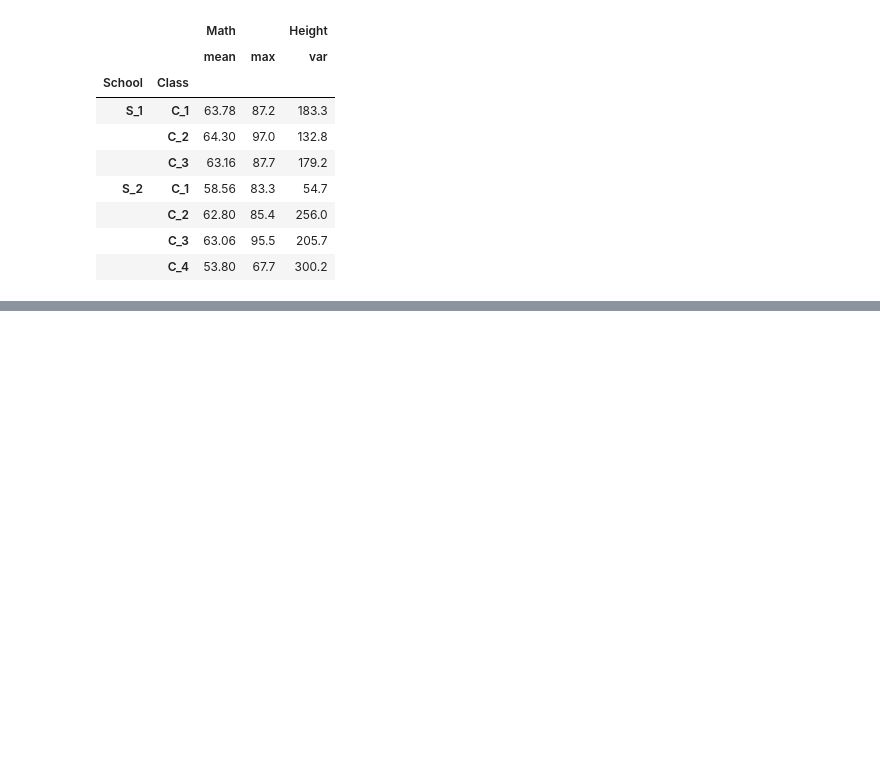
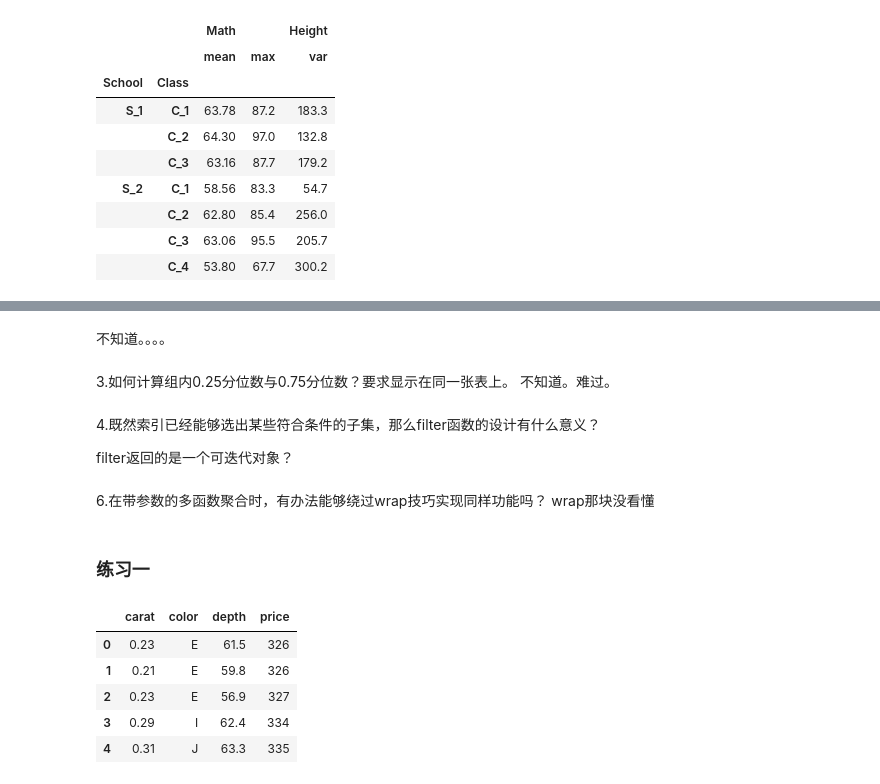
Before and after one commit to scxixixi/Pandas_Learning, a Jupyter notebook: Day3打卡.ipynb, the cells around one changed output, grey strips where cells are left out. Cells and saved outputs as stored; diff of their text form; code cells hidden in the pictures; blank space fills up the shorter version.

```diff
--- a/Day3打卡.ipynb
+++ b/Day3打卡.ipynb
@@ -330,0 +630,24 @@ grouped_mul.agg({'Math':['mean','max'],'Height':'var'})
+# %% [markdown]
+不知道。。。。
+# %% [markdown]
+3.如何计算组内0.25分位数与0.75分位数？要求显示在同一张表上。
+不知道。难过。
+# %% [markdown]
+4.既然索引已经能够选出某些符合条件的子集，那么filter函数的设计有什么意义？
+
+filter返回的是一个可迭代对象？
+# %% [markdown]
+6.在带参数的多函数聚合时，有办法能够绕过wrap技巧实现同样功能吗？
+wrap那块没看懂
+# %% [markdown]
+### 练习一
+# %%
+df1=pd.read_csv('data/Diamonds.csv')
+df1.head()
+# %% [output]
+|  | carat | color | depth | price |
+| 0 | 0.23 | E | 61.5 | 326 |
+| 1 | 0.21 | E | 59.8 | 326 |
+| 2 | 0.23 | E | 56.9 | 327 |
+| 3 | 0.29 | I | 62.4 | 334 |
+| 4 | 0.31 | J | 63.3 | 335 |
```
Also changed, not shown: parts of 53 cells of this notebook.
